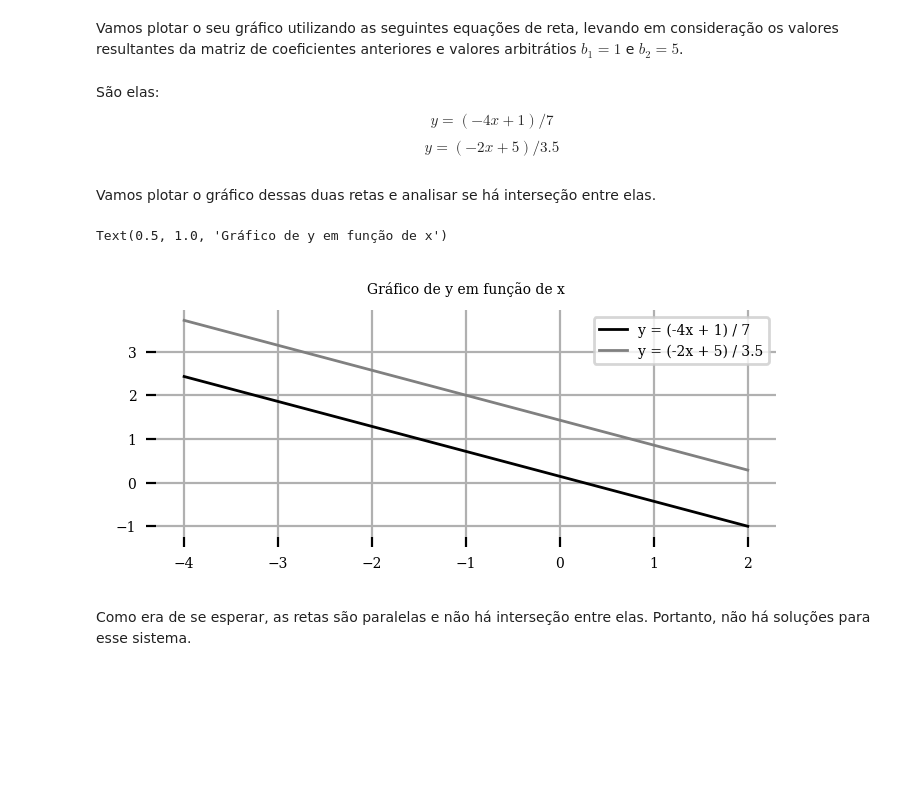
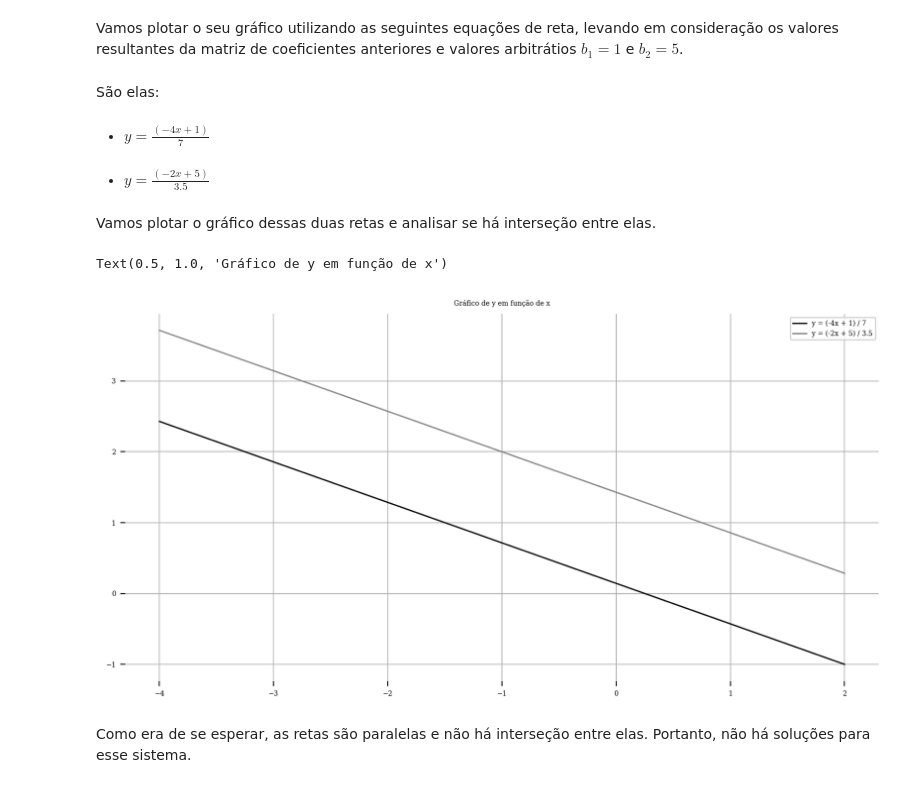
Before and after one commit to Alyssonmach/Algebra-Linear-com-Python, a Jupyter notebook: Conteúdo K - Estudo de Sistemas de Equações/prog11_EstudoSistemasDeEquacoes.ipynb, the cells around one changed output. Saved outputs shown, nothing was run; the diff lists cells and outputs as text; code cells hidden in the pictures; blank space fills up the shorter version.

```diff
--- a/Conteúdo K - Estudo de Sistemas de Equações/prog11_EstudoSistemasDeEquacoes.ipynb
+++ b/Conteúdo K - Estudo de Sistemas de Equações/prog11_EstudoSistemasDeEquacoes.ipynb
@@ -678,36 +159,38 @@ plot_linear_transformation(matrizC)
 É perceptível que os vetores são colineares.
 # %% [markdown]
 Vamos plotar o seu gráfico utilizando as seguintes equações de reta, levando em consideração os valores resultantes da matriz de coeficientes anteriores e valores arbitrátios $b_{1} = 1$ e $b_{2} = 5$.
+# %% [markdown]
+São elas:
+# %% [markdown]
+- $y = \frac{(-4x + 1)}{7}$
 # %% [markdown]
-São elas:
-$$y = (-4x + 1) / 7$$
-$$y = (-2x + 5) / 3.5$$
+- $y = \frac{(-2x + 5)}{3.5}$
 # %% [markdown]
 Vamos plotar o gráfico dessas duas retas e analisar se há interseção entre elas.
 # %%
 # define valores arbitrários para a variável x, entre -4 e 2
 valoresX = numpy.linspace(-4,2)
 # coordenadas associadas a x
 x1, x2 = -4 / 7, -2 / 3.5
 # valor resultante da operação do sistema
 b1, b2 = 1 / 7, 5 / 3.5
 # definindo o tamanho da figura
-pyplot.figure(figsize = (4,1.5))
+plt.figure(figsize = (10,5))
 # plota a primeira reta y = (-4x + 1) / 7
-pyplot.plot(valoresX, x1 * valoresX + b1, color = "Black", label = "y = (-4x + 1) / 7")
+plt.plot(valoresX, x1 * valoresX + b1, color = "Black", label = "y = (-4x + 1) / 7")
 # plota a segunda reta y = (-2x + 5) / 3.5
-pyplot.plot(valoresX, x2 * valoresX + b2, color = "Gray", label = "y = (-2x + 5) / 3.5")
+plt.plot(valoresX, x2 * valoresX + b2, color = "Gray", label = "y = (-2x + 5) / 3.5")
 # adiciona a legenda no gráfico
-pyplot.legend()
+plt.legend()
 # remove a caixa preta nas bordas do gráfico
-pyplot.box(False)
+plt.box(False)
 # desenho do quadriculado do gráfico
-pyplot.grid(True)
+plt.grid(True)
 # adiciona o título ao gráfico
-pyplot.title("Gráfico de y em função de x")
+plt.title("Gráfico de y em função de x")
 # %% [output]
 Text(0.5, 1.0, 'Gráfico de y em função de x')
-[figure, old version]
+[figure, new version]
 # %% [markdown]
 Como era de se esperar, as retas são paralelas e não há interseção entre elas. Portanto, não há soluções para esse sistema.
 # %% [markdown]
```
Also changed, not shown: parts of 30 cells of this notebook.
